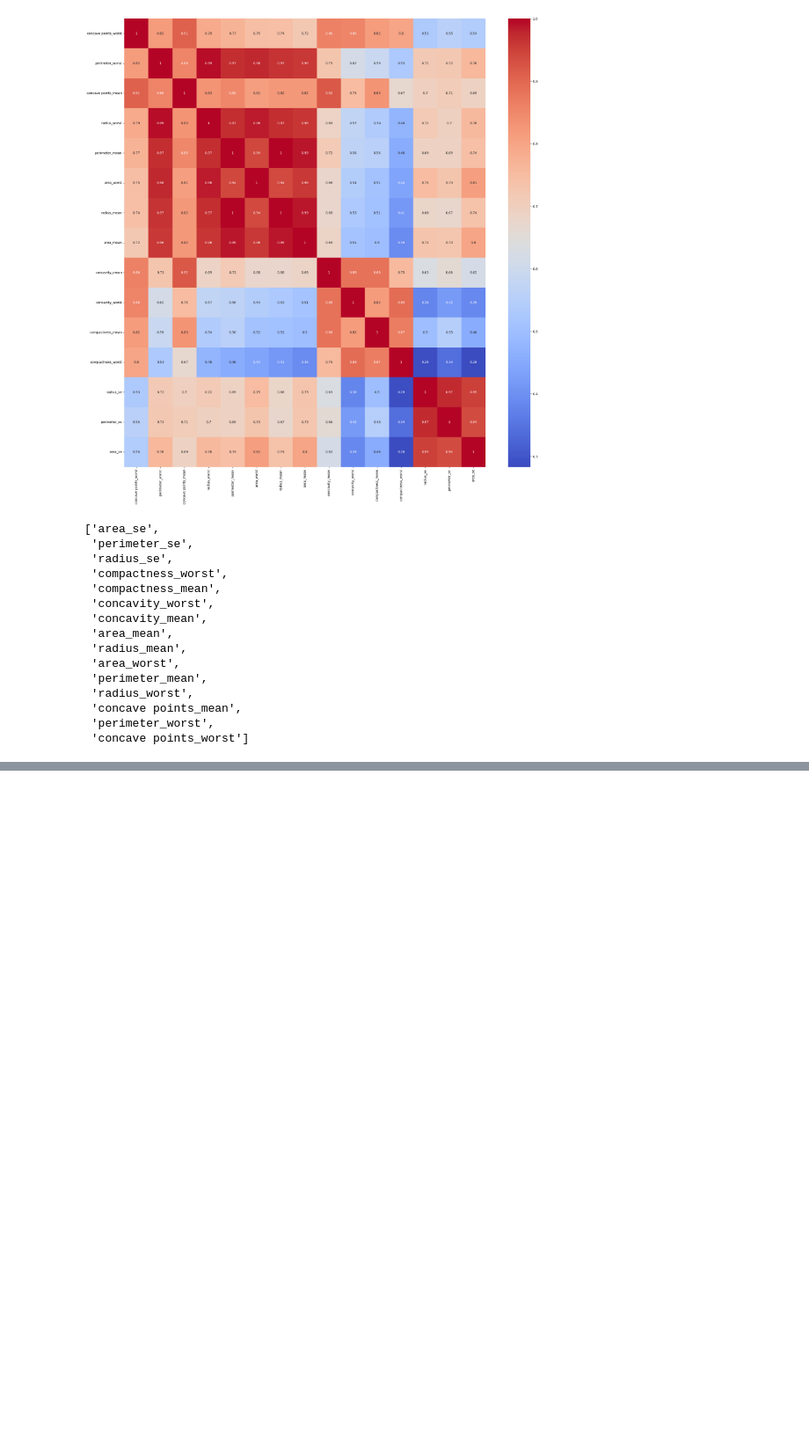
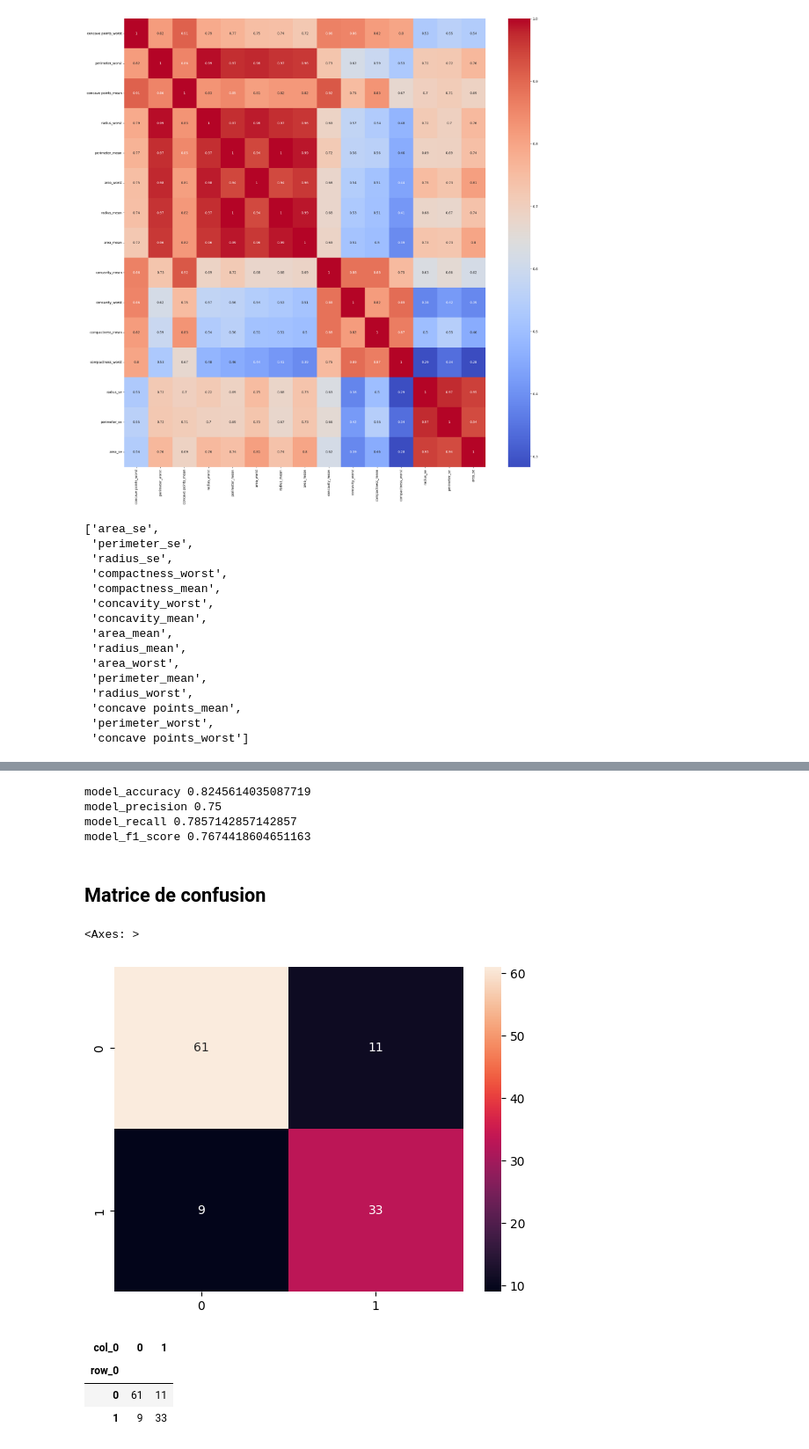
Before and after one commit to CSAADZIDI/ML_challenge_logistic_regression, a Jupyter notebook: breast_cancer_wisconsin.ipynb, the cells around one changed output, grey strips where cells are left out. Shown at 88% size. Drawn from its saved outputs; the diff is of its cells as text; code cells hidden in the pictures; blank space fills up the shorter version.

```diff
--- a/breast_cancer_wisconsin.ipynb
+++ b/breast_cancer_wisconsin.ipynb
@@ -327,0 +438,5 @@ for col in most_relevant_features_inversed:
+# %%
+scaler_X = StandardScaler()
+
+X_train_scaled = scaler_X.fit_transform(X_train)
+X_test_scaled = scaler_X.transform(X_test)
@@ -327,0 +446,3 @@ for col in most_relevant_features_inversed:
+# %%
+model = LogisticRegression()
+model.fit(X_train_scaled,y_train)
@@ -327,0 +451,3 @@ for col in most_relevant_features_inversed:
+# %%
+y_pred = model.predict(X_test_scaled)
+y_pred
@@ -327,0 +464,30 @@ for col in most_relevant_features_inversed:
+# %%
+model_accuracy = accuracy_score(y_test,y_pred)
+model_precision = precision_score(y_test,y_pred)
+model_recall = recall_score(y_test,y_pred)
+model_f1_score = f1_score(y_test,y_pred)
+print("model_accuracy", model_accuracy)
+print("model_precision",model_precision)
+print("model_recall",model_recall)
+print("model_f1_score",model_f1_score)
+# %% [output]
+model_accuracy 0.8245614035087719
+model_precision 0.75
+model_recall 0.7857142857142857
+model_f1_score 0.7674418604651163
+# %% [markdown]
+## Matrice de confusion
+# %%
+conf_mat = confusion_matrix(y_test,y_pred)
+# %%
+sns.heatmap(conf_mat,annot=True)
+# %% [output]
+<Axes: >
+[figure, added]
+# %%
+pd.crosstab(np.ravel(y_test),np.ravel(y_pred))
+# %% [output]
+| col_0 | 0 | 1 |
+| row_0 |  |  |
+| 0 | 61 | 11 |
+| 1 | 9 | 33 |
```
Also changed, not shown: parts of 46 cells of this notebook, 1 other file.
